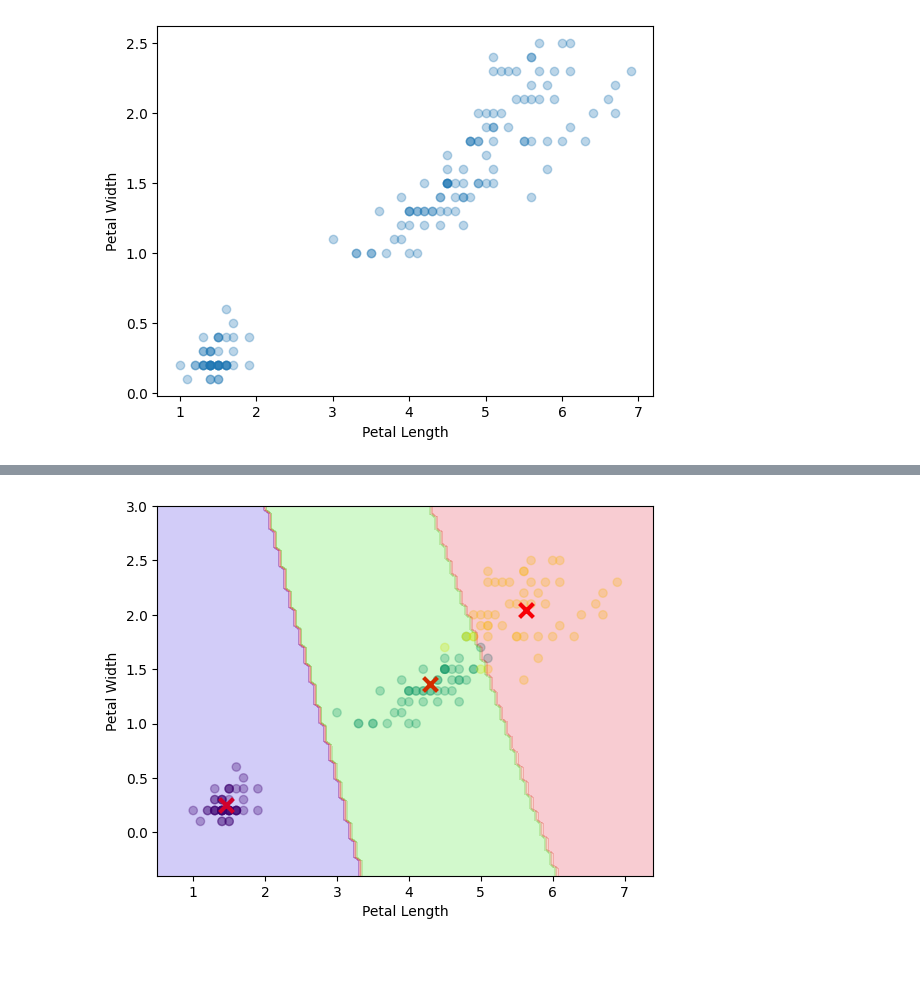
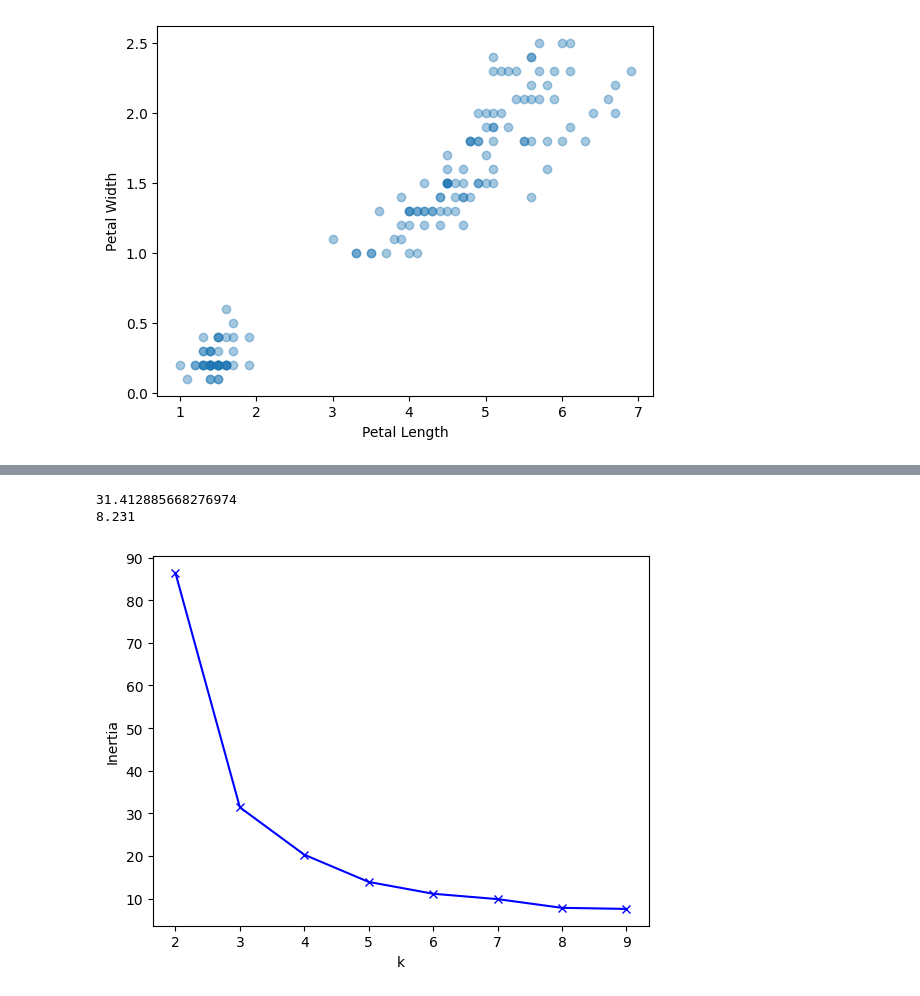
Before and after one commit to fboldt/aulas-am-bsi, a Jupyter notebook: aula13a_kmeans.ipynb, the cells around one changed output, grey strips where cells are left out. Saved outputs shown, nothing was run; the diff lists cells and outputs as text; code cells hidden in the pictures; blank space fills up the shorter version.

```diff
--- a/aula13a_kmeans.ipynb
+++ b/aula13a_kmeans.ipynb
@@ -110,10 +94,22 @@ def plot_predictions(clf, X):
-# %%
-plt.scatter(X[:,0],X[:,1],c=y,alpha=0.3)
-plt.scatter(centroids[:,0],centroids[:,1],
-            marker='x', color='r', s=100, linewidths=3)
-plt.xlabel("Petal Length")
-plt.ylabel("Petal Width")
-plot_predictions(kmeans, X)
-plt.show()
-# %% [output]
-[figure, removed]
+# %%
+from sklearn.cluster import KMeans
+
+kmeans_k3 = KMeans(n_clusters=3).fit(X)
+kmeans_k8 = KMeans(n_clusters=8).fit(X)
+print(kmeans_k3.inertia_)
+print(kmeans_k8.inertia_)
+# %% [output]
+31.412885668276974
+8.231
+# %%
+def plot_inertia(X, max_k=10):
+  kmeans_per_k = [KMeans(n_clusters=k).fit(X) for k in range(2,max_k)]
+  inertias = [model.inertia_ for model in kmeans_per_k]
+  plt.plot(range(2,max_k), inertias, 'bx-')
+  plt.xlabel('k')
+  plt.ylabel('Inertia')
+  plt.show()
+
+plot_inertia(X)
+# %% [output]
+[figure, added]
```
Also changed, not shown: parts of 18 cells of this notebook.
